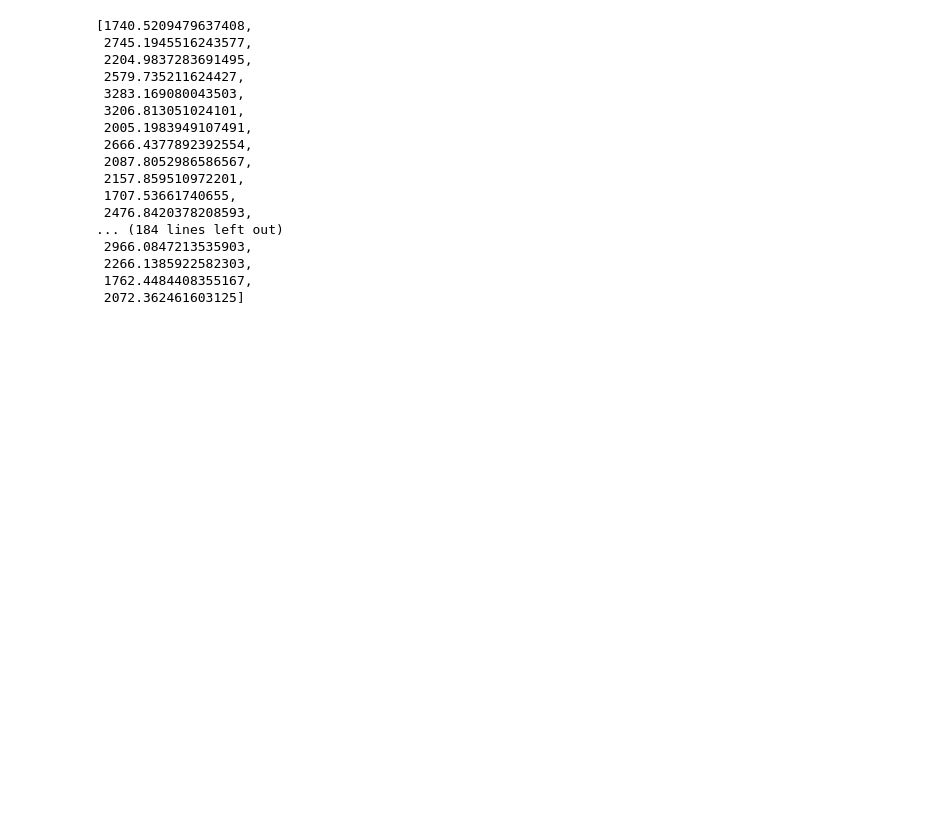
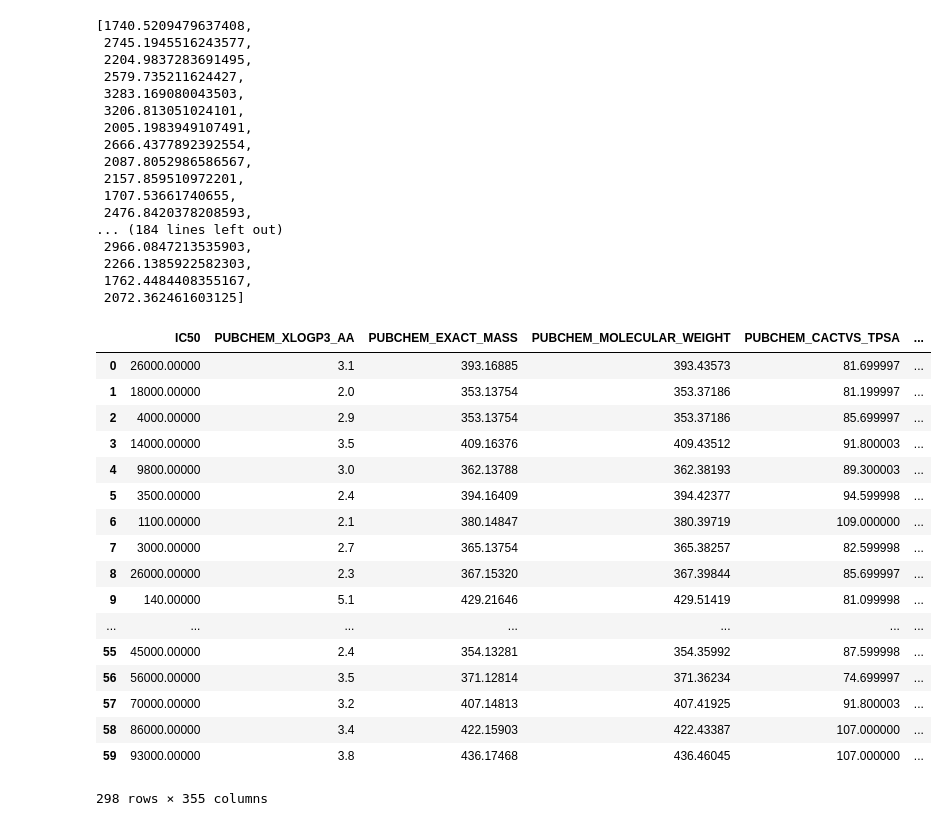
Before and after one commit to ashritdeebadi/genetic-algorithm-feature-selection, a Jupyter notebook: Prototyping/Prototyping.ipynb, the cells around one changed output. Cells and saved outputs as stored; diff of their text form; code cells hidden in the pictures; blank space fills up the shorter version.

```diff
--- a/Prototyping/Prototyping.ipynb
+++ b/Prototyping/Prototyping.ipynb
@@ -179,3 +184,24 @@ result
  2266.1385922582303,
  1762.4484408355167,
  2072.362461603125]
+# %%
+X
+# %% [output]
+|  | IC50 | PUBCHEM_XLOGP3_AA | PUBCHEM_EXACT_MASS | PUBCHEM_MOLECULAR_WEIGHT | PUBCHEM_CACTVS_TPSA | ... |
+| 0 | 26000.00000 | 3.1 | 393.16885 | 393.43573 | 81.699997 | ... |
+| 1 | 18000.00000 | 2.0 | 353.13754 | 353.37186 | 81.199997 | ... |
+| 2 | 4000.00000 | 2.9 | 353.13754 | 353.37186 | 85.699997 | ... |
+| 3 | 14000.00000 | 3.5 | 409.16376 | 409.43512 | 91.800003 | ... |
+| 4 | 9800.00000 | 3.0 | 362.13788 | 362.38193 | 89.300003 | ... |
+| 5 | 3500.00000 | 2.4 | 394.16409 | 394.42377 | 94.599998 | ... |
+| 6 | 1100.00000 | 2.1 | 380.14847 | 380.39719 | 109.000000 | ... |
+| 7 | 3000.00000 | 2.7 | 365.13754 | 365.38257 | 82.599998 | ... |
+| 8 | 26000.00000 | 2.3 | 367.15320 | 367.39844 | 85.699997 | ... |
+| 9 | 140.00000 | 5.1 | 429.21646 | 429.51419 | 81.099998 | ... |
+| ... | ... | ... | ... | ... | ... | ... |
+| 55 | 45000.00000 | 2.4 | 354.13281 | 354.35992 | 87.599998 | ... |
+| 56 | 56000.00000 | 3.5 | 371.12814 | 371.36234 | 74.699997 | ... |
+| 57 | 70000.00000 | 3.2 | 407.14813 | 407.41925 | 91.800003 | ... |
+| 58 | 86000.00000 | 3.4 | 422.15903 | 422.43387 | 107.000000 | ... |
+| 59 | 93000.00000 | 3.8 | 436.17468 | 436.46045 | 107.000000 | ... |
+298 rows × 355 columns
```
Also changed, not shown: parts of 3 cells of this notebook.
